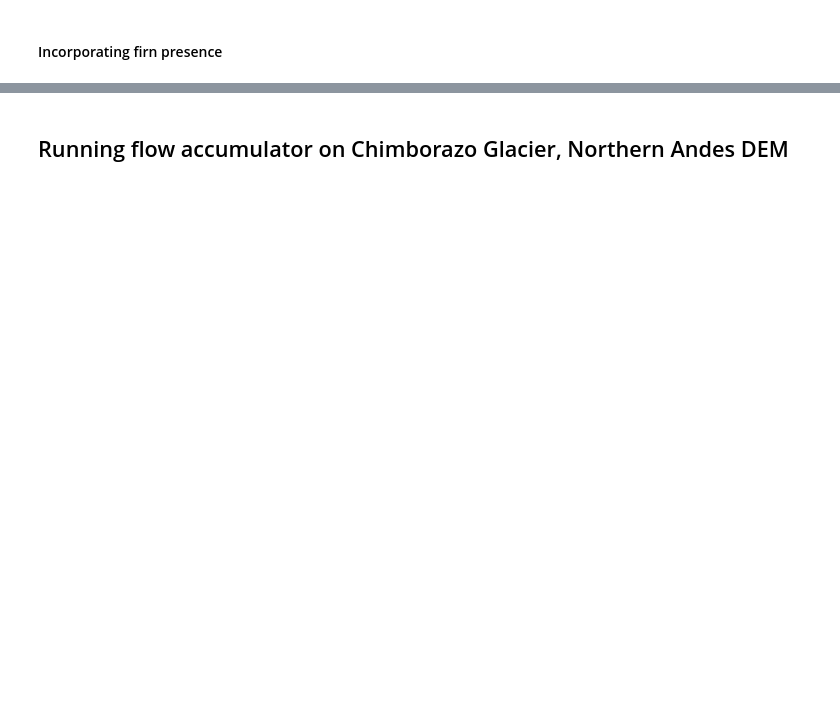
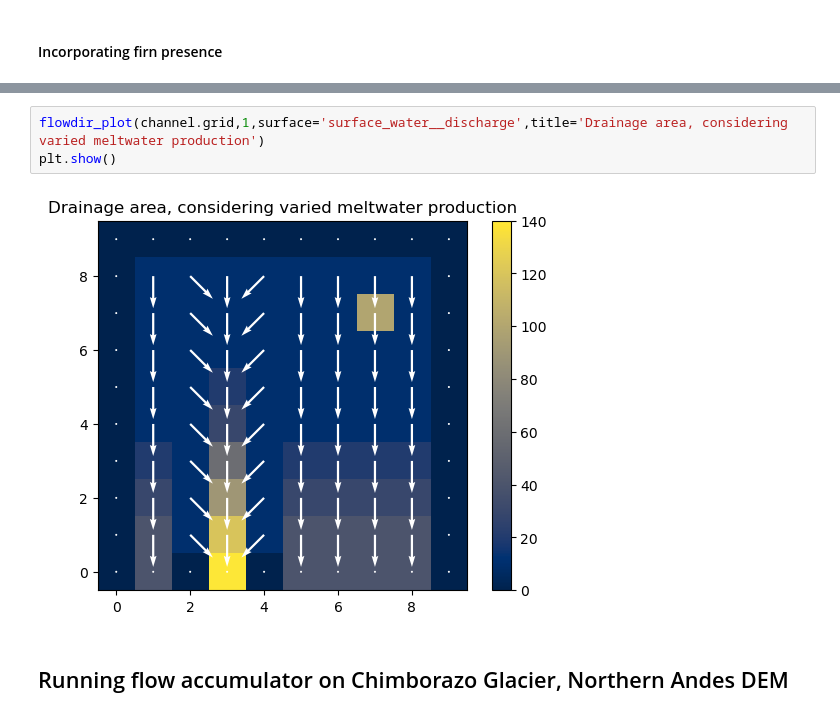
Before and after one commit to csdms-espin/ESPIn_2023_glacial_water_routing, a Jupyter notebook: Presentation_Notebook.ipynb, the cells around one changed output, grey strips where cells are left out. Drawn from its saved outputs; the diff is of its cells as text; blank space fills up the shorter version.

```diff
--- a/Presentation_Notebook.ipynb
+++ b/Presentation_Notebook.ipynb
@@ -93,2 +109,7 @@ plt.show()
+# %%
+flowdir_plot(channel.grid,1,surface='surface_water__discharge',title='Drainage area, considering varied meltwater production')
+plt.show()
+# %% [output]
+[figure, added]
 # %% [markdown]
 ## Running flow accumulator on Chimborazo Glacier, Northern Andes DEM
```
Also changed, not shown: parts of 23 cells of this notebook.
